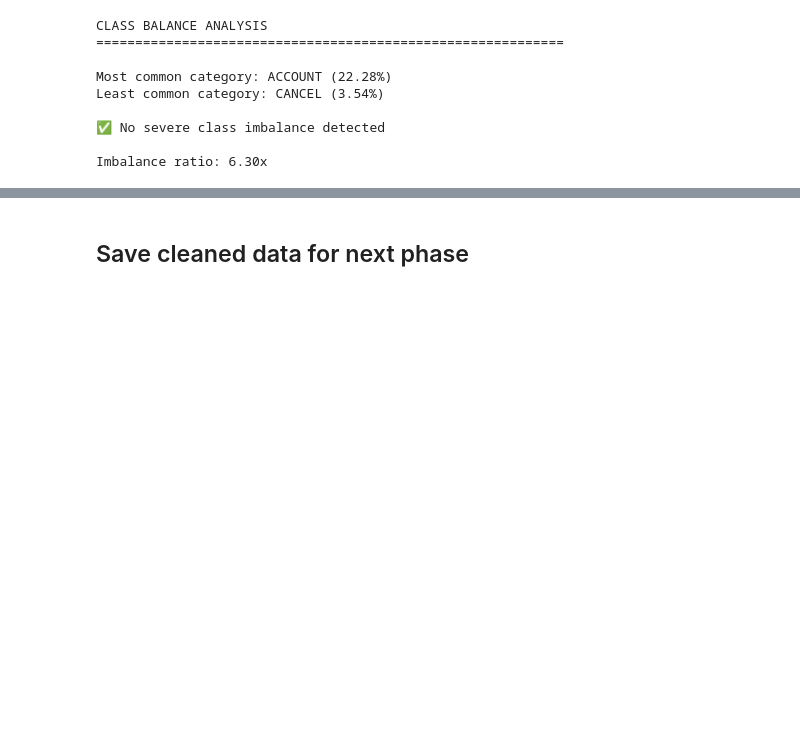
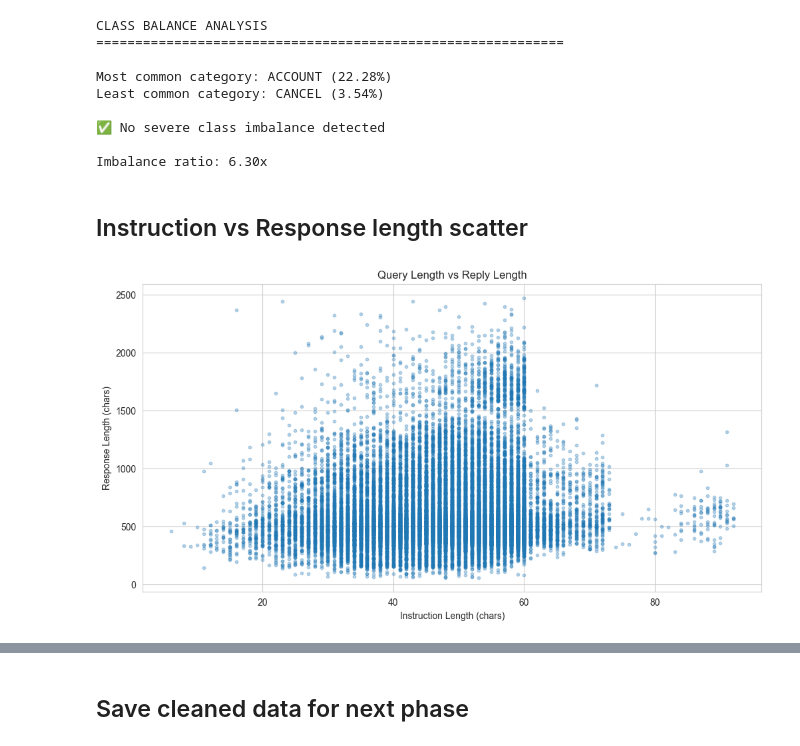
Before and after one commit to EhsanFarazmand/supportai, a Jupyter notebook: notebooks/01_data_exploration.ipynb, the cells around one changed output, grey strips where cells are left out. Saved outputs shown, nothing was run; the diff lists cells and outputs as text; code cells hidden in the pictures; blank space fills up the shorter version.

```diff
--- a/notebooks/01_data_exploration.ipynb
+++ b/notebooks/01_data_exploration.ipynb
@@ -297,3 +289,13 @@ Least common category: CANCEL (3.54%)
 ✅ No severe class imbalance detected
 
 Imbalance ratio: 6.30x
+# %% [markdown]
+## Instruction vs Response length scatter
+# %%
+plt.scatter(df['instruction_length'], df['response_length'], alpha=0.3, s=10)
+plt.xlabel('Instruction Length (chars)')
+plt.ylabel('Response Length (chars)')
+plt.title('Query Length vs Reply Length')
+plt.show()
+# %% [output]
+[figure, added]
```
Also changed, not shown: parts of 4 cells of this notebook, 1 other file.
